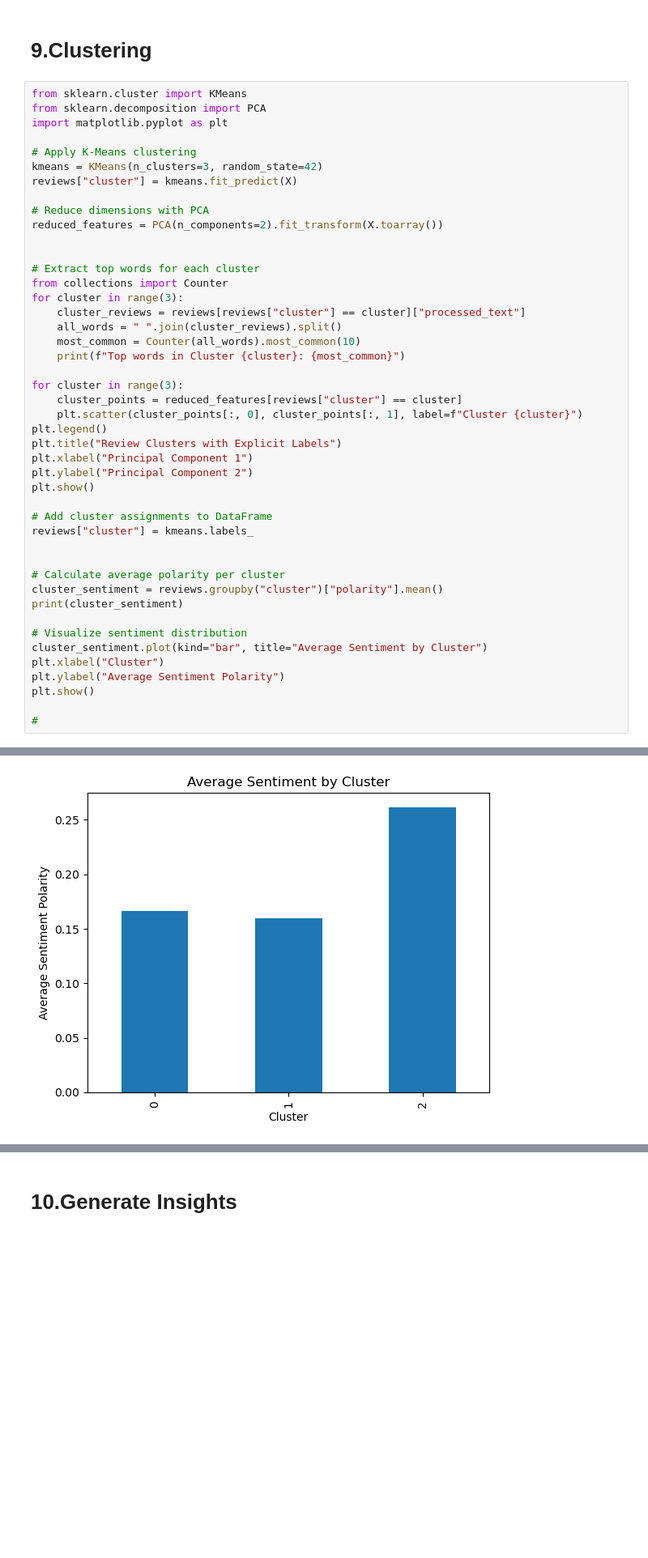
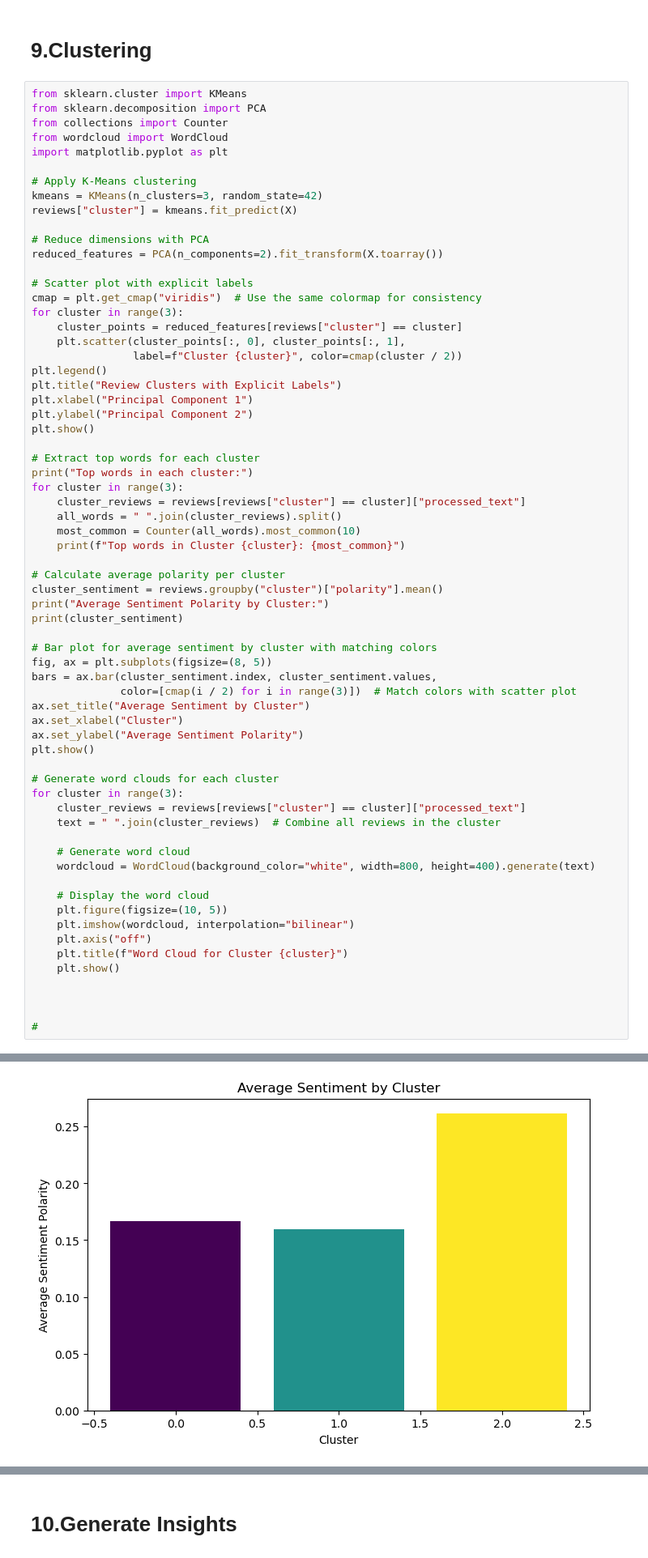
Before and after one commit to MuhamadWalo/BSUDProject2, a Jupyter notebook: models/BSUD.ipynb, the cells around one changed output, grey strips where cells are left out. Shown at 81% size. Drawn from its saved outputs; the diff is of its cells as text; blank space fills up the shorter version.

```diff
--- a/models/BSUD.ipynb
+++ b/models/BSUD.ipynb
@@ -383,6 +383,8 @@ Visualization saved to lda_visualization.html. Open this file in your browser to
 # %%
 from sklearn.cluster import KMeans
 from sklearn.decomposition import PCA
+from collections import Counter
+from wordcloud import WordCloud
 import matplotlib.pyplot as plt
 
 # Apply K-Means clustering
@@ -392,37 +394,56 @@ reviews["cluster"] = kmeans.fit_predict(X)
 # Reduce dimensions with PCA
 reduced_features = PCA(n_components=2).fit_transform(X.toarray())
 
+# Scatter plot with explicit labels
+cmap = plt.get_cmap("viridis")  # Use the same colormap for consistency
+for cluster in range(3):
+    cluster_points = reduced_features[reviews["cluster"] == cluster]
+    plt.scatter(cluster_points[:, 0], cluster_points[:, 1],
+                label=f"Cluster {cluster}", color=cmap(cluster / 2))
+plt.legend()
+plt.title("Review Clusters with Explicit Labels")
+plt.xlabel("Principal Component 1")
+plt.ylabel("Principal Component 2")
+plt.show()
 
 # Extract top words for each cluster
-from collections import Counter
+print("Top words in each cluster:")
 for cluster in range(3):
     cluster_reviews = reviews[reviews["cluster"] == cluster]["processed_text"]
     all_words = " ".join(cluster_reviews).split()
     most_common = Counter(all_words).most_common(10)
     print(f"Top words in Cluster {cluster}: {most_common}")
 
-for cluster in range(3):
-    cluster_points = reduced_features[reviews["cluster"] == cluster]
-    plt.scatter(cluster_points[:, 0], cluster_points[:, 1], label=f"Cluster {cluster}")
-plt.legend()
-plt.title("Review Clusters with Explicit Labels")
-plt.xlabel("Principal Component 1")
-plt.ylabel("Principal Component 2")
+# Calculate average polarity per cluster
+cluster_sentiment = reviews.groupby("cluster")["polarity"].mean()
+print("Average Sentiment Polarity by Cluster:")
+print(cluster_sentiment)
+
+# Bar plot for average sentiment by cluster with matching colors
+fig, ax = plt.subplots(figsize=(8, 5))
+bars = ax.bar(cluster_sentiment.index, cluster_sentiment.values,
+              color=[cmap(i / 2) for i in range(3)])  # Match colors with scatter plot
+ax.set_title("Average Sentiment by Cluster")
+ax.set_xlabel("Cluster")
+ax.set_ylabel("Average Sentiment Polarity")
 plt.show()
 
-# Add cluster assignments to DataFrame
-reviews["cluster"] = kmeans.labels_
+# Generate word clouds for each cluster
+for cluster in range(3):
+    cluster_reviews = reviews[reviews["cluster"] == cluster]["processed_text"]
+    text = " ".join(cluster_reviews)  # Combine all reviews in the cluster
+
+    # Generate word cloud
+    wordcloud = WordCloud(background_color="white", width=800, height=400).generate(text)
+
+    # Display the word cloud
+    plt.figure(figsize=(10, 5))
+    plt.imshow(wordcloud, interpolation="bilinear")
+    plt.axis("off")
+    plt.title(f"Word Cloud for Cluster {cluster}")
+    plt.show()
 
 
-# Calculate average polarity per cluster
-cluster_sentiment = reviews.groupby("cluster")["polarity"].mean()
-print(cluster_sentiment)
-
-# Visualize sentiment distribution
-cluster_sentiment.plot(kind="bar", title="Average Sentiment by Cluster")
-plt.xlabel("Cluster")
-plt.ylabel("Average Sentiment Polarity")
-plt.show()
 
 #
 # %% [output]
@@ -438 +461 @@ Name: polarity, dtype: float64
-[figure, old version]
+[figure, new version]
```
Also changed, not shown: parts of 1 cell of this notebook.
